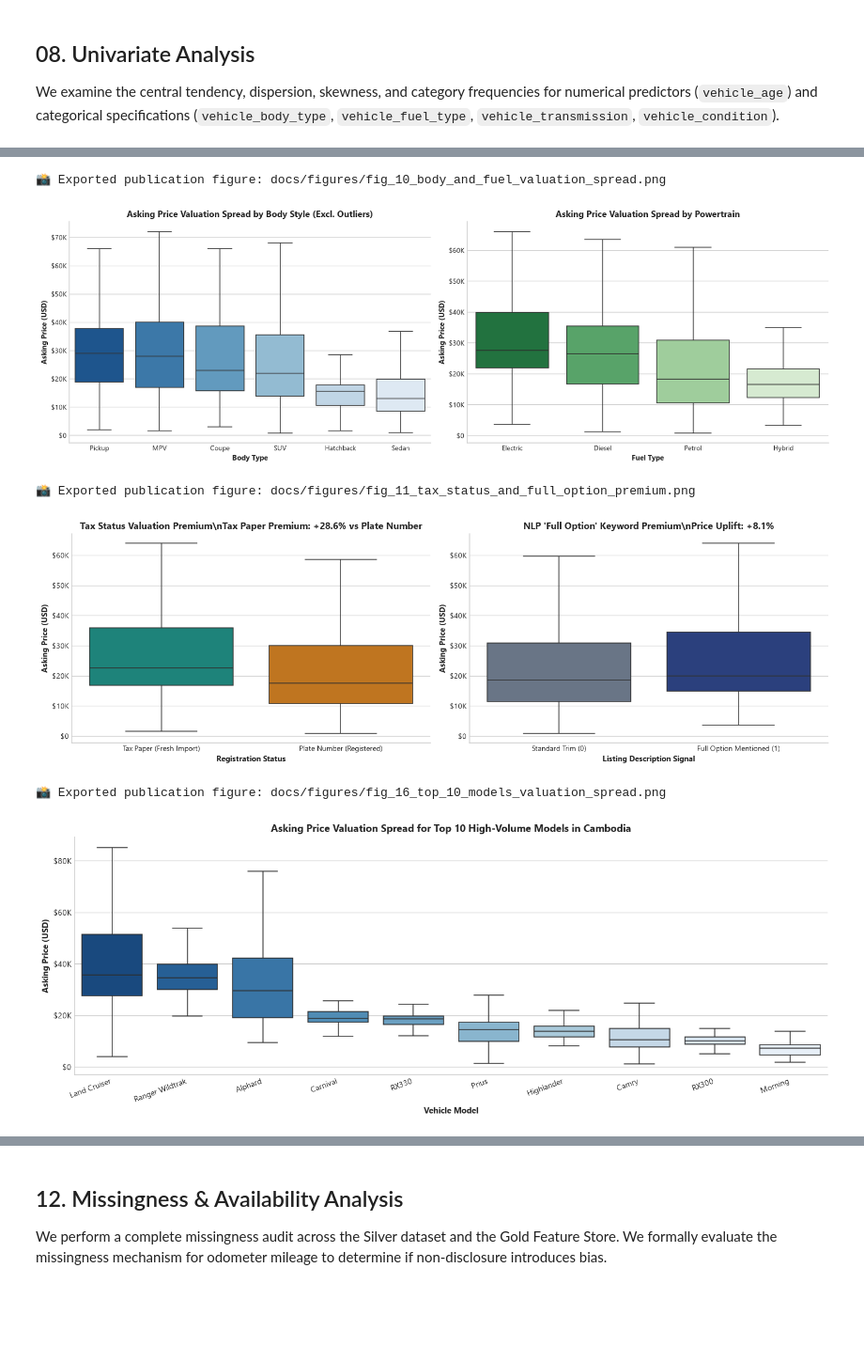
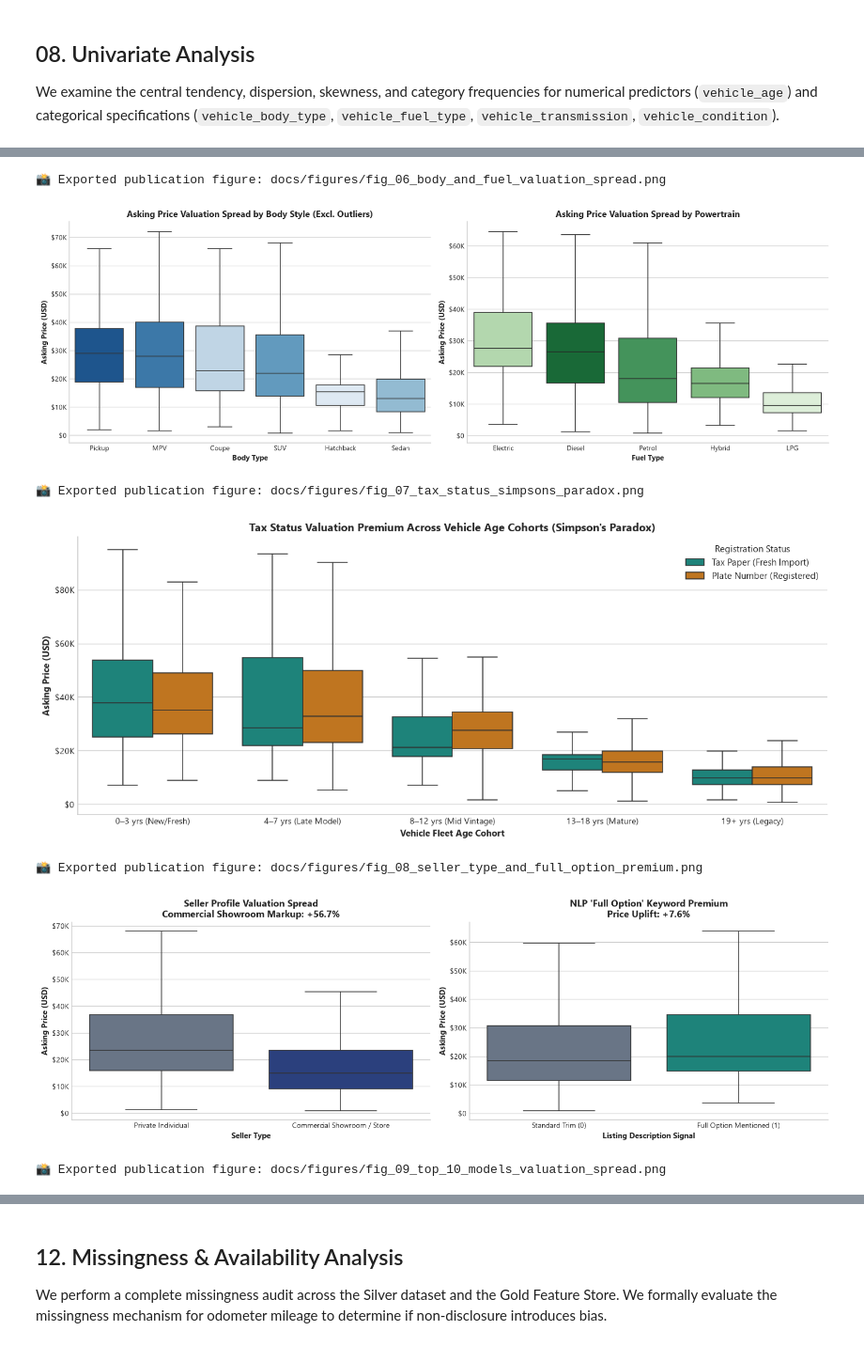
Before and after one commit to PHALMenghak/car-price-prediction, a Jupyter notebook: notebooks/03_eda.ipynb, the cells around one changed output, grey strips where cells are left out. Shown at 94% size. Saved outputs shown, nothing was run; the diff lists cells and outputs as text; code cells hidden in the pictures; blank space fills up the shorter version.

```diff
--- a/notebooks/03_eda.ipynb
+++ b/notebooks/03_eda.ipynb
@@ -148,10 +150,14 @@ df_all['posted_at'] = pd.to_datetime(df_all['posted_at'])
 if 'vehicle_year' not in df_all.columns:
     df_all['vehicle_year'] = (df_all['scrape_date'].dt.year - df_all['vehicle_age']).astype(int)
 
-# Extract Province from Silver if needed for spatial econometric modeling
+# Extract Province and Seller Type from Silver if needed for spatial/commercial modeling
 if 'province' not in df_all.columns and 'province' in df_silver.columns:
     prov_lookup = df_silver.groupby('listing_id')['province'].last()
     df_all['province'] = df_all['listing_id'].map(prov_lookup)
+
+if 'seller_type' not in df_all.columns and 'seller_type' in df_silver.columns:
+    seller_lookup = df_silver.groupby('listing_id')['seller_type'].last()
+    df_all['seller_type'] = df_all['listing_id'].map(seller_lookup).fillna('individual')
 
 # Subdivide by Pre-Assigned Chronological Split Group
 df_train = df_all[df_all['split_group'] == 'train'].copy()
@@ -594,18 +617,18 @@ top_bodies = df_all['vehicle_body_type'].value_counts().head(6).index
 df_body = df_all[df_all['vehicle_body_type'].isin(top_bodies)]
 order_body = df_body.groupby('vehicle_body_type')['price'].median().sort_values(ascending=False).index
 
-sns.boxplot(data=df_body, x='vehicle_body_type', y='price', order=order_body, palette='Blues_r', ax=axes[0], showfliers=False)
+sns.boxplot(data=df_body, x='vehicle_body_type', y='price', order=order_body, palette='Blues_r', hue='vehicle_body_type', legend=False, ax=axes[0], showfliers=False)
 axes[0].set_title("Asking Price Valuation Spread by Body Style (Excl. Outliers)")
 axes[0].set_xlabel("Body Type")
 axes[0].set_ylabel("Asking Price (USD)")
 format_usd_axis(axes[0], 'y')
 
 # Panel B: Fuel Type vs Price
-top_fuels = df_all['vehicle_fuel_type'].value_counts().head(4).index
+top_fuels = df_all['vehicle_fuel_type'].value_counts().head(5).index
 df_fuel = df_all[df_all['vehicle_fuel_type'].isin(top_fuels)]
 order_fuel = df_fuel.groupby('vehicle_fuel_type')['price'].median().sort_values(ascending=False).index
 
-sns.boxplot(data=df_fuel, x='vehicle_fuel_type', y='price', order=order_fuel, palette='Greens_r', ax=axes[1], showfliers=False)
+sns.boxplot(data=df_fuel, x='vehicle_fuel_type', y='price', order=order_fuel, palette='Greens_r', hue='vehicle_fuel_type', legend=False, ax=axes[1], showfliers=False)
 axes[1].set_title("Asking Price Valuation Spread by Powertrain")
 axes[1].set_xlabel("Fuel Type")
 axes[1].set_ylabel("Asking Price (USD)")
@@ -613,59 +636,86 @@ format_usd_axis(axes[1], 'y')
 
 sns.despine()
 plt.tight_layout()
-save_fig(fig, "fig_10_body_and_fuel_valuation_spread.png")
+save_fig(fig, "fig_06_body_and_fuel_valuation_spread.png")
 plt.show()
 
-# Registration Tax Status & Full Option Signal
+# ── UPGRADE: Simpson's Paradox in Tax Paper vs Plate Status ──────────────────
+# Naive overall comparison vs stratified age cohort decomposition
+df_all['age_cohort'] = pd.cut(
+    df_all['vehicle_age'],
+    bins=[-1, 3, 7, 12, 18, 50],
+    labels=['0–3 yrs (New/Fresh)', '4–7 yrs (Late Model)', '8–12 yrs (Mid Vintage)', '13–18 yrs (Mature)', '19+ yrs (Legacy)']
+)
+
+fig, ax = plt.subplots(figsize=(12, 5))
+order_cohorts = ['0–3 yrs (New/Fresh)', '4–7 yrs (Late Model)', '8–12 yrs (Mid Vintage)', '13–18 yrs (Mature)', '19+ yrs (Legacy)']
+sns.boxplot(data=df_all, x='age_cohort', y='price', hue='is_plate_number', palette=[PALETTE_SECONDARY, PALETTE_WARM], order=order_cohorts, ax=ax, showfliers=False)
+ax.set_title("Tax Status Valuation Premium Across Vehicle Age Cohorts (Simpson's Paradox)")
+ax.set_xlabel("Vehicle Fleet Age Cohort")
+ax.set_ylabel("Asking Price (USD)")
+format_usd_axis(ax, 'y')
+
+handles, _ = ax.get_legend_handles_labels()
+ax.legend(handles, ['Tax Paper (Fresh Import)', 'Plate Number (Registered)'], title="Registration Status", loc='upper right')
+sns.despine(ax=ax)
+plt.tight_layout()
+save_fig(fig, "fig_07_tax_status_simpsons_paradox.png")
+plt.show()
+
+# ── Commercial Showroom Markup & NLP Full Option Signal ───────────────────────
 fig, axes = plt.subplots(1, 2, figsize=(14, 4.5))
 
-# Panel A: Tax Paper vs Plate Number
-med_tax = df_all.groupby('is_plate_number')['price'].median()
-tax_uplift_pct = ((med_tax[0] - med_tax[1]) / med_tax[1]) * 100
+# Panel A: Seller Type (Store Showroom vs Individual Seller)
+med_seller = df_all.groupby('seller_type')['price'].median()
+seller_markup_pct = ((med_seller.get('store', 0) - med_seller.get('individual', 1)) / med_seller.get('individual', 1)) * 100
 
-sns.boxplot(data=df_all, x='is_plate_number', y='price', palette=[PALETTE_SECONDARY, PALETTE_WARM], ax=axes[0], showfliers=False)
-axes[0].set_title(f"Tax Status Valuation Premium\\nTax Paper Premium: +{tax_uplift_pct:.1f}% vs Plate Number")
-axes[0].set_xticklabels(['Tax Paper (Fresh Import)', 'Plate Number (Registered)'])
-axes[0].set_xlabel("Registration Status")
+sns.boxplot(data=df_all, x='seller_type', y='price', palette=[PALETTE_MUTED, PALETTE_PRIMARY], hue='seller_type', legend=False, ax=axes[0], showfliers=False)
+axes[0].set_title(f"Seller Profile Valuation Spread\nCommercial Showroom Markup: +{seller_markup_pct:.1f}%")
+axes[0].set_xticks([0, 1])
+axes[0].set_xticklabels(['Private Individual', 'Commercial Showroom / Store'])
+axes[0].set_xlabel("Seller Type")
 axes[0].set_ylabel("Asking Price (USD)")
 format_usd_axis(axes[0], 'y')
 
 # Panel B: NLP Full Option Flag
 med_fo = df_all.groupby('has_full_option')['price'].median()
 fo_uplift_pct = ((med_fo[1] - med_fo[0]) / med_fo[0]) * 100
 
-sns.boxplot(data=df_all, x='has_full_option', y='price', palette=[PALETTE_MUTED, PALETTE_PRIMARY], ax=axes[1], showfliers=False)
-axes[1].set_title(f"NLP 'Full Option' Keyword Premium\\nPrice Uplift: +{fo_uplift_pct:.1f}%")
+sns.boxplot(data=df_all, x='has_full_option', y='price', palette=[PALETTE_MUTED, PALETTE_SECONDARY], hue='has_full_option', legend=False, ax=axes[1], showfliers=False)
+axes[1].set_title(f"NLP 'Full Option' Keyword Premium\nPrice Uplift: +{fo_uplift_pct:.1f}%")
+axes[1].set_xticks([0, 1])
 axes[1].set_xticklabels(['Standard Trim (0)', 'Full Option Mentioned (1)'])
 axes[1].set_xlabel("Listing Description Signal")
 axes[1].set_ylabel("Asking Price (USD)")
 format_usd_axis(axes[1], 'y')
 
 sns.despine()
 plt.tight_layout()
-save_fig(fig, "fig_11_tax_status_and_full_option_premium.png")
+save_fig(fig, "fig_08_seller_type_and_full_option_premium.png")
 plt.show()
 
 # Top 10 Models Valuation Spread
 top10_models = df_all['vehicle_model'].value_counts().head(10).index
 df_top10 = df_all[df_all['vehicle_model'].isin(top10_models)]
 order_top10 = df_top10.groupby('vehicle_model')['price'].median().sort_values(ascending=False).index
 
 fig, ax = plt.subplots(figsize=(13, 5))
-sns.boxplot(data=df_top10, x='vehicle_model', y='price', order=order_top10, palette='Blues_r', ax=ax, showfliers=False)
+sns.boxplot(data=df_top10, x='vehicle_model', y='price', order=order_top10, palette='Blues_r', hue='vehicle_model', legend=False, ax=ax, showfliers=False)
 ax.set_title("Asking Price Valuation Spread for Top 10 High-Volume Models in Cambodia")
 ax.set_xlabel("Vehicle Model")
 ax.set_ylabel("Asking Price (USD)")
 format_usd_axis(ax, 'y')
+ax.set_xticks(range(len(order_top10)))
 ax.set_xticklabels(order_top10, rotation=20, ha='right')
 sns.despine(ax=ax)
 plt.tight_layout()
-save_fig(fig, "fig_16_top_10_models_valuation_spread.png")
+save_fig(fig, "fig_09_top_10_models_valuation_spread.png")
 plt.show()
 # %% [output]
-📸 Exported publication figure: docs/figures/fig_10_body_and_fuel_valuation_spread.png
+📸 Exported publication figure: docs/figures/fig_06_body_and_fuel_valuation_spread.png
-[figure, old version]
+[figure, new version]
-📸 Exported publication figure: docs/figures/fig_11_tax_status_and_full_option_premium.png
+📸 Exported publication figure: docs/figures/fig_07_tax_status_simpsons_paradox.png
-[figure, old version]
+[figure, new version]
-📸 Exported publication figure: docs/figures/fig_16_top_10_models_valuation_spread.png
+📸 Exported publication figure: docs/figures/fig_08_seller_type_and_full_option_premium.png
-[figure, old version]
+[figure, new version]
+📸 Exported publication figure: docs/figures/fig_09_top_10_models_valuation_spread.png
```
Also changed, not shown: parts of 29 cells of this notebook, 22 other files.
